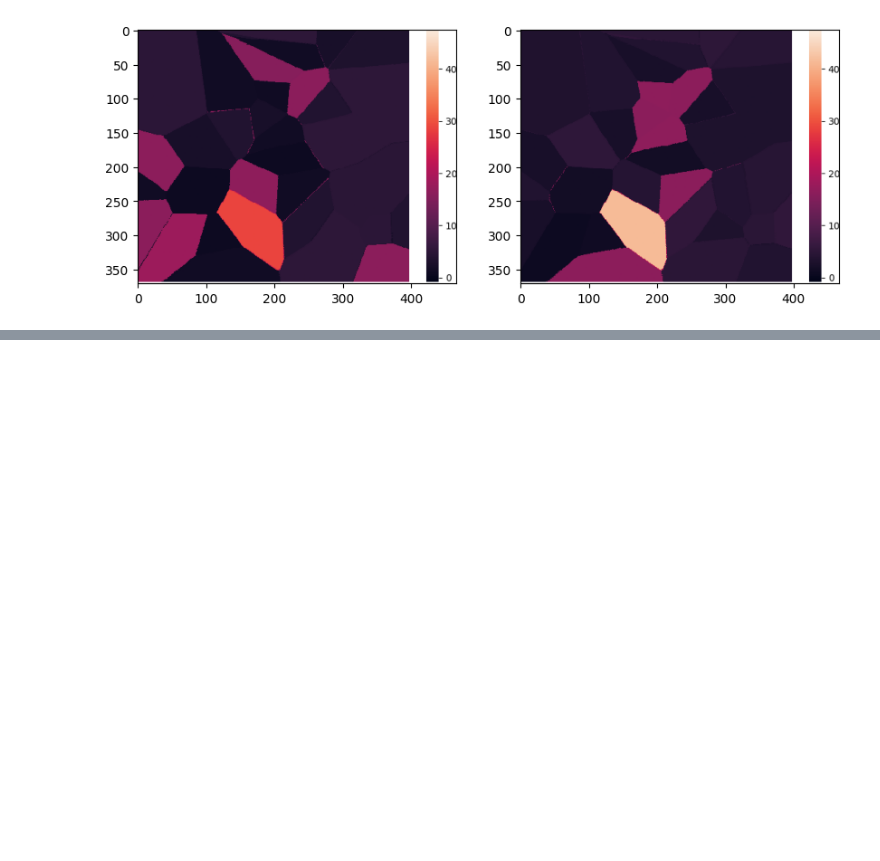
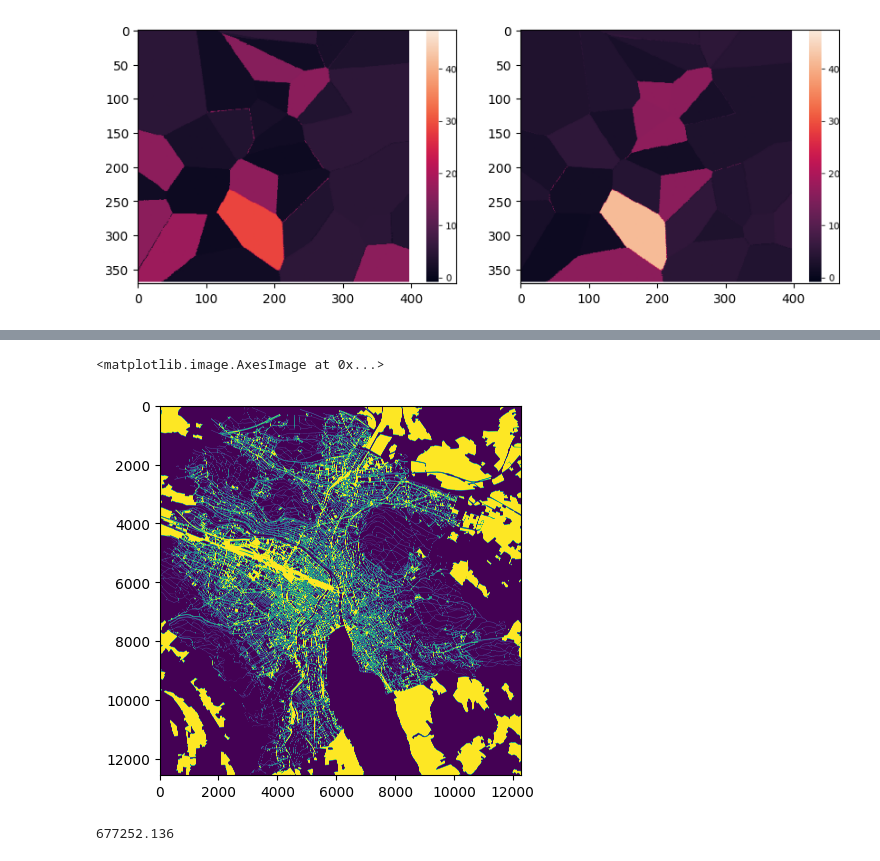
Before and after one commit to ozmanda/meteoblueQRF, a Jupyter notebook: analyses_and_visualisations/kacheln_analysis.ipynb, the cells around one changed output, grey strips where cells are left out. Saved outputs shown, nothing was run; the diff lists cells and outputs as text; code cells hidden in the pictures; blank space fills up the shorter version.

```diff
--- a/analyses_and_visualisations/kacheln_analysis.ipynb
+++ b/analyses_and_visualisations/kacheln_analysis.ipynb
@@ -19,0 +61,12 @@ ax[1].imshow(image.imread(imgpath))
+# %%
+import os
+import rasterio
+geopath = 'S:/pools/t/T-IDP-Projekte-u-Vorlesungen/Meteoblue/QRF/Data/geodata'
+buildings = rasterio.open(os.path.join(geopath, 'buildings.tif'))
+pavedsurfaces = rasterio.open(os.path.join(geopath, 'pavedsurfaces.tif'))
+# %%
+pavedsurfaces_img = pavedsurfaces.read()
+plt.imshow(pavedsurfaces_img[0, :, :])
+# %% [output]
+<matplotlib.image.AxesImage at 0x...>
+[figure, added]
@@ -19,0 +83,4 @@ ax[1].imshow(image.imread(imgpath))
+# %%
+pavedsurfaces.meta['transform'][2]
+# %% [output]
+677252.136
```
Also changed, not shown: parts of 9 cells of this notebook.
